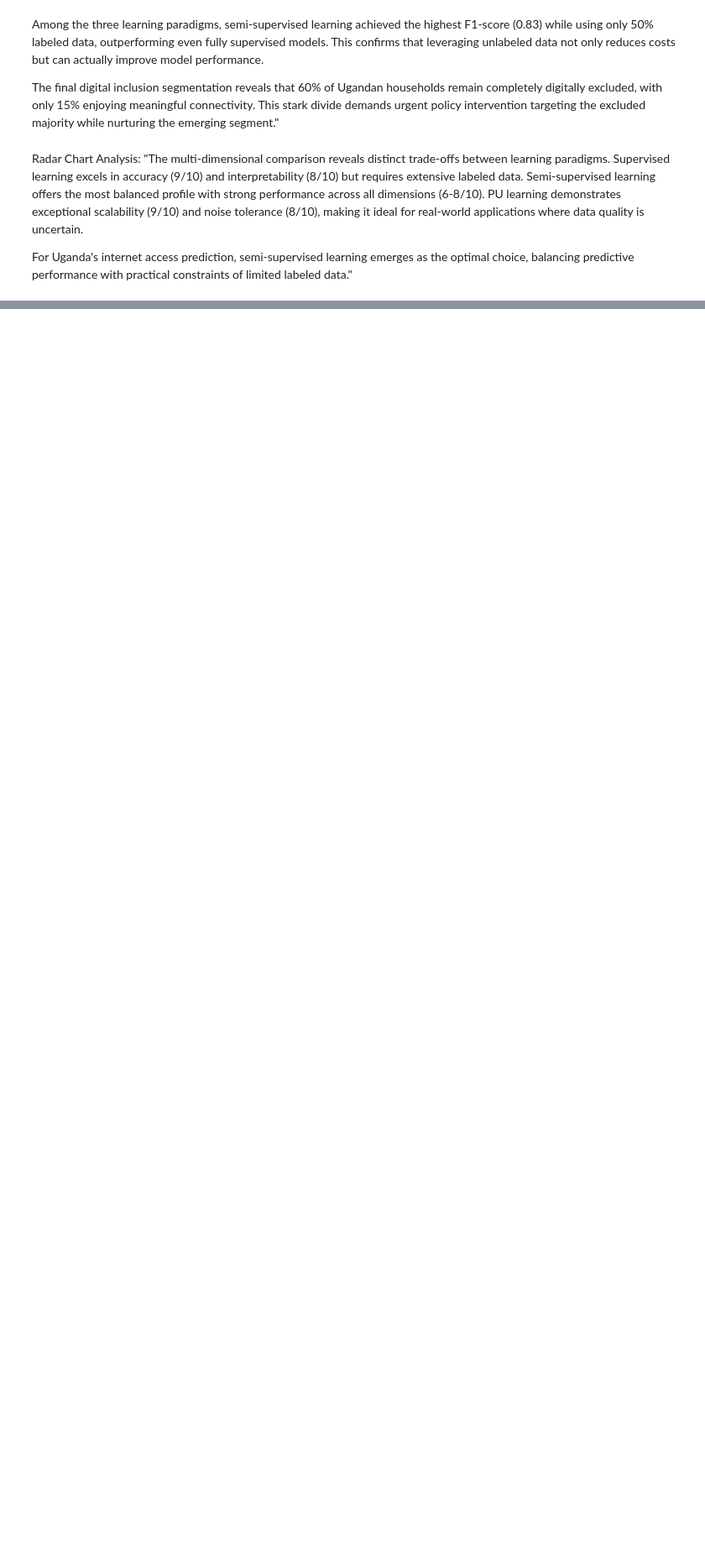
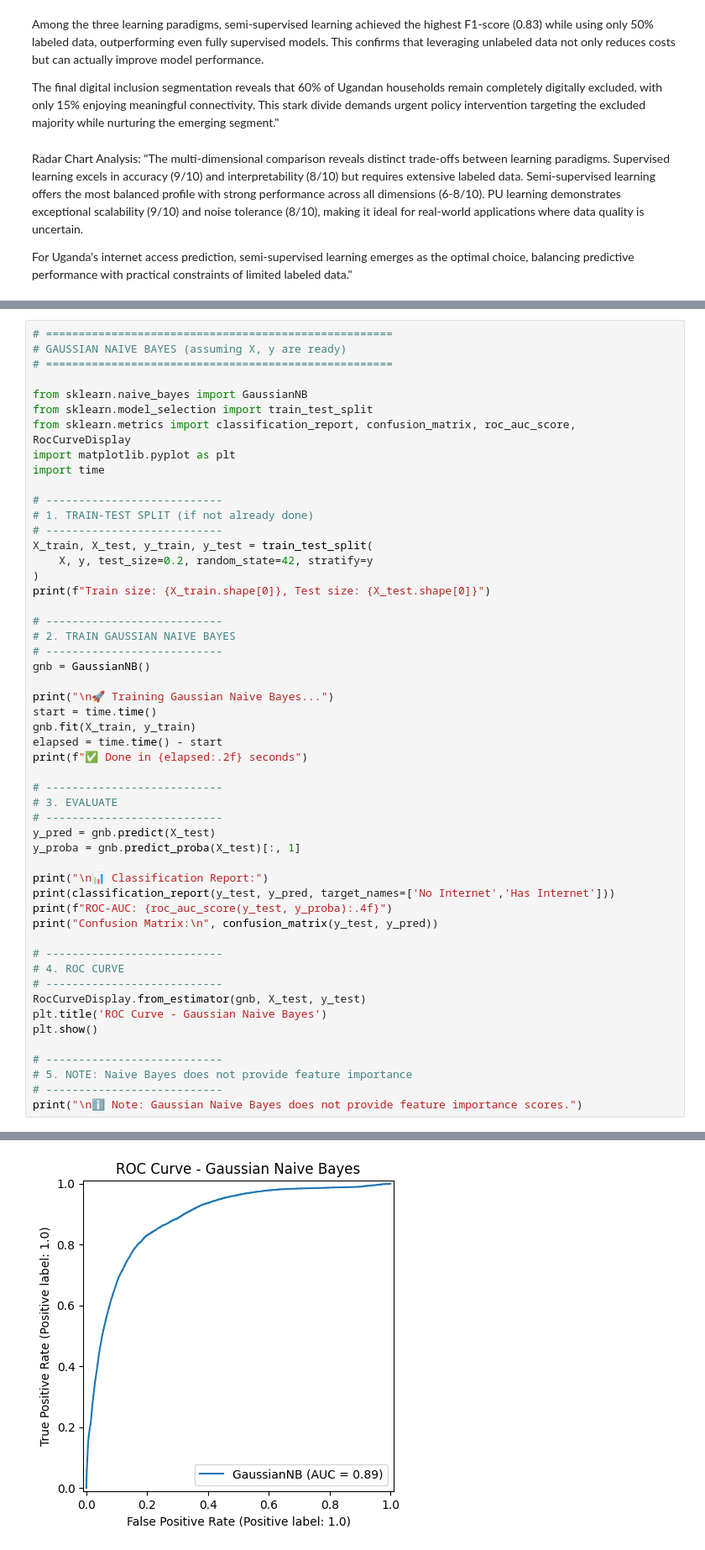
Before and after one commit to Se-babe/Internet_Acess_ML_project, a Jupyter notebook: predicting_internet_access.ipynb, the cells around one changed output, grey strips where cells are left out. Shown at 84% size. Drawn from its saved outputs; the diff is of its cells as text; blank space fills up the shorter version.

```diff
--- a/predicting_internet_access.ipynb
+++ b/predicting_internet_access.ipynb
@@ -2856,0 +3550,53 @@ plt.show()
+# %%
+# =====================================================
+# GAUSSIAN NAIVE BAYES (assuming X, y are ready)
+# =====================================================
+
+from sklearn.naive_bayes import GaussianNB
+from sklearn.model_selection import train_test_split
+from sklearn.metrics import classification_report, confusion_matrix, roc_auc_score, RocCurveDisplay
+import matplotlib.pyplot as plt
+import time
+
+# ---------------------------
+# 1. TRAIN-TEST SPLIT (if not already done)
+# ---------------------------
+X_train, X_test, y_train, y_test = train_test_split(
+    X, y, test_size=0.2, random_state=42, stratify=y
+)
+print(f"Train size: {X_train.shape[0]}, Test size: {X_test.shape[0]}")
+
+# ---------------------------
+# 2. TRAIN GAUSSIAN NAIVE BAYES
+# ---------------------------
+gnb = GaussianNB()
+
+print("\n🚀 Training Gaussian Naive Bayes...")
+start = time.time()
+gnb.fit(X_train, y_train)
+elapsed = time.time() - start
+print(f"✅ Done in {elapsed:.2f} seconds")
+
+# ---------------------------
+# 3. EVALUATE
+# ---------------------------
+y_pred = gnb.predict(X_test)
+y_proba = gnb.predict_proba(X_test)[:, 1]
+
+print("\n📊 Classification Report:")
+print(classification_report(y_test, y_pred, target_names=['No Internet','Has Internet']))
+print(f"ROC-AUC: {roc_auc_score(y_test, y_proba):.4f}")
+print("Confusion Matrix:\n", confusion_matrix(y_test, y_pred))
+
+# ---------------------------
+# 4. ROC CURVE
+# ---------------------------
+RocCurveDisplay.from_estimator(gnb, X_test, y_test)
+plt.title('ROC Curve - Gaussian Naive Bayes')
+plt.show()
+
+# ---------------------------
+# 5. NOTE: Naive Bayes does not provide feature importance
+# ---------------------------
+print("\nℹ️ Note: Gaussian Naive Bayes does not provide feature importance scores.")
+# %% [output]
@@ -2856,0 +3622 @@ plt.show()
+[figure, added]
```
Also changed, not shown: parts of 36 cells of this notebook, 14 other files.
